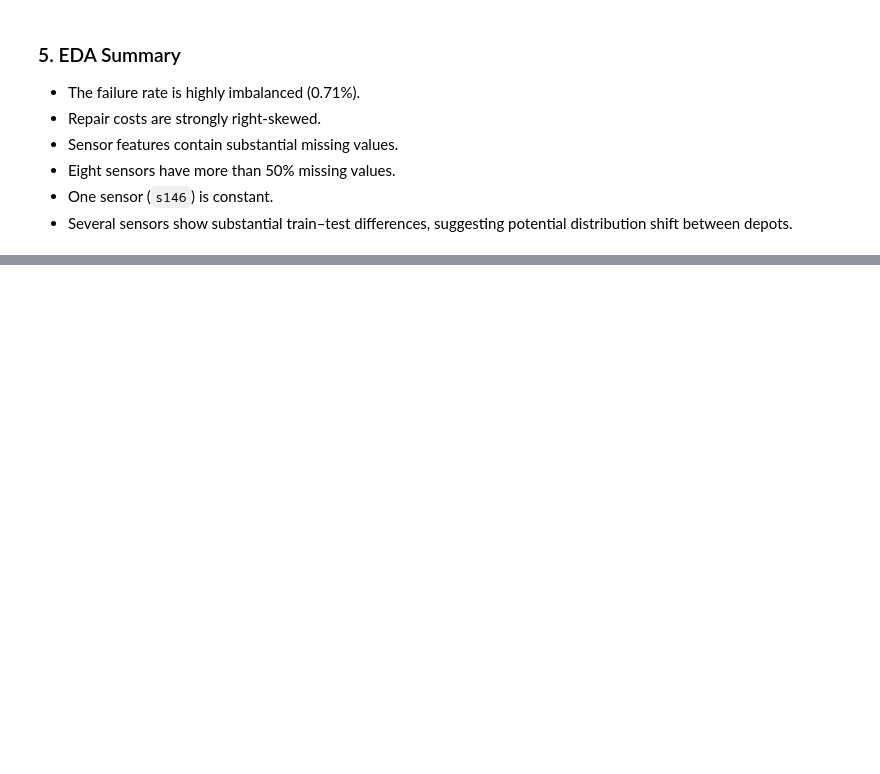
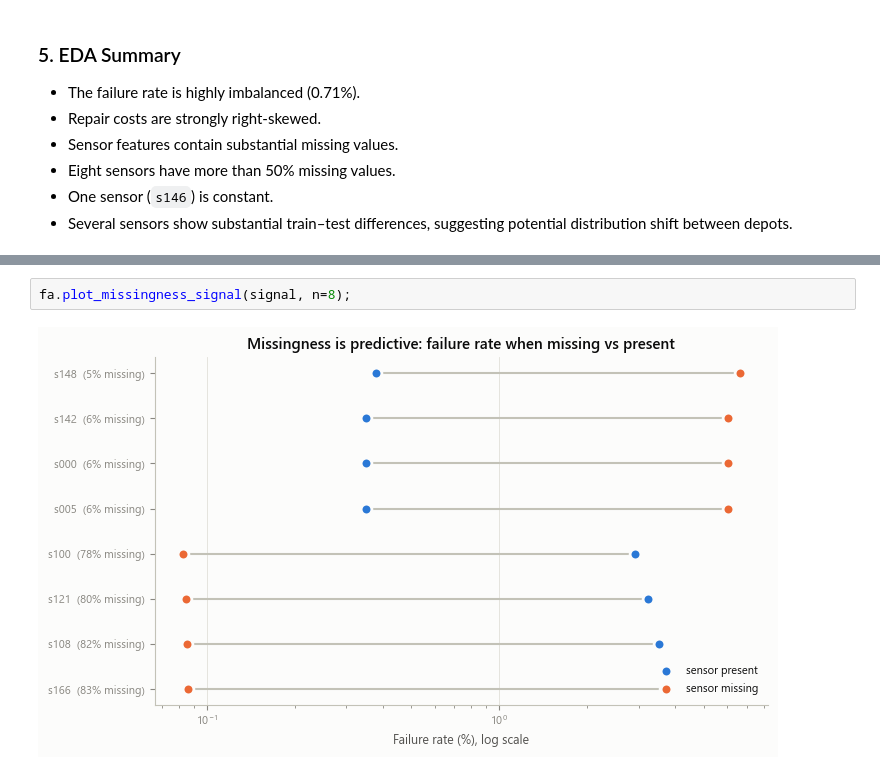
Before and after one commit to avnishraj-jpg/fleet_maintenance_p2_team38, a Jupyter notebook: notebooks/eda.ipynb, the cells around one changed output, grey strips where cells are left out. Cells and saved outputs as stored; diff of their text form; blank space fills up the shorter version.

```diff
--- a/notebooks/eda.ipynb
+++ b/notebooks/eda.ipynb
@@ -270,0 +340,4 @@ display(sensor_comparison.sort_values("Mean Difference (%)", ascending=False).he
+# %%
+fa.plot_missingness_signal(signal, n=8);
+# %% [output]
+[figure, added]
```
Also changed, not shown: parts of 44 cells of this notebook, 1 other file.
